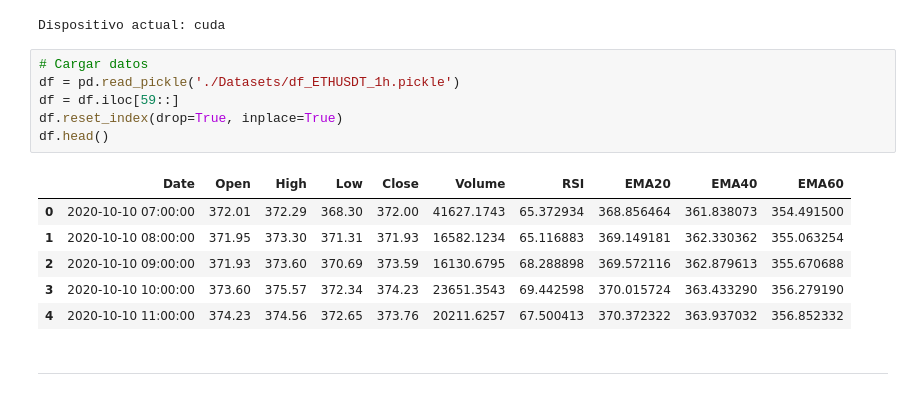
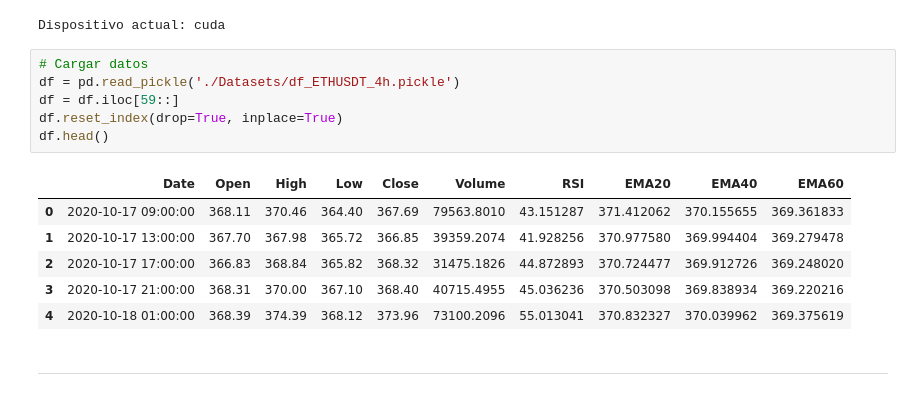
Before and after one commit to Galo0000/Proyectos-en-Python, a Jupyter notebook: Bot cryptos/Crypto/lstm.ipynb, the cells around one changed output. Drawn from its saved outputs; the diff is of its cells as text.

```diff
--- a/Bot cryptos/Crypto/lstm.ipynb
+++ b/Bot cryptos/Crypto/lstm.ipynb
@@ -12,17 +12,17 @@ print("Dispositivo actual:", device)
 Dispositivo actual: cuda
 # %%
 # Cargar datos
-df = pd.read_pickle('./Datasets/df_ETHUSDT_1h.pickle')
+df = pd.read_pickle('./Datasets/df_ETHUSDT_4h.pickle')
 df = df.iloc[59::]
 df.reset_index(drop=True, inplace=True)
 df.head()
 # %% [output]
 |  | Date | Open | High | Low | Close | Volume | RSI | EMA20 | EMA40 | EMA60 |
-| 0 | 2020-10-10 07:00:00 | 372.01 | 372.29 | 368.30 | 372.00 | 41627.1743 | 65.372934 | 368.856464 | 361.838073 | 354.491500 |
-| 1 | 2020-10-10 08:00:00 | 371.95 | 373.30 | 371.31 | 371.93 | 16582.1234 | 65.116883 | 369.149181 | 362.330362 | 355.063254 |
-| 2 | 2020-10-10 09:00:00 | 371.93 | 373.60 | 370.69 | 373.59 | 16130.6795 | 68.288898 | 369.572116 | 362.879613 | 355.670688 |
-| 3 | 2020-10-10 10:00:00 | 373.60 | 375.57 | 372.34 | 374.23 | 23651.3543 | 69.442598 | 370.015724 | 363.433290 | 356.279190 |
-| 4 | 2020-10-10 11:00:00 | 374.23 | 374.56 | 372.65 | 373.76 | 20211.6257 | 67.500413 | 370.372322 | 363.937032 | 356.852332 |
+| 0 | 2020-10-17 09:00:00 | 368.11 | 370.46 | 364.40 | 367.69 | 79563.8010 | 43.151287 | 371.412062 | 370.155655 | 369.361833 |
+| 1 | 2020-10-17 13:00:00 | 367.70 | 367.98 | 365.72 | 366.85 | 39359.2074 | 41.928256 | 370.977580 | 369.994404 | 369.279478 |
+| 2 | 2020-10-17 17:00:00 | 366.83 | 368.84 | 365.82 | 368.32 | 31475.1826 | 44.872893 | 370.724477 | 369.912726 | 369.248020 |
+| 3 | 2020-10-17 21:00:00 | 368.31 | 370.00 | 367.10 | 368.40 | 40715.4955 | 45.036236 | 370.503098 | 369.838934 | 369.220216 |
+| 4 | 2020-10-18 01:00:00 | 368.39 | 374.39 | 368.12 | 373.96 | 73100.2096 | 55.013041 | 370.832327 | 370.039962 | 369.375619 |
 # %% [markdown]
 ***
 # %% [markdown]
```
Also changed, not shown: parts of 6 cells of this notebook.
